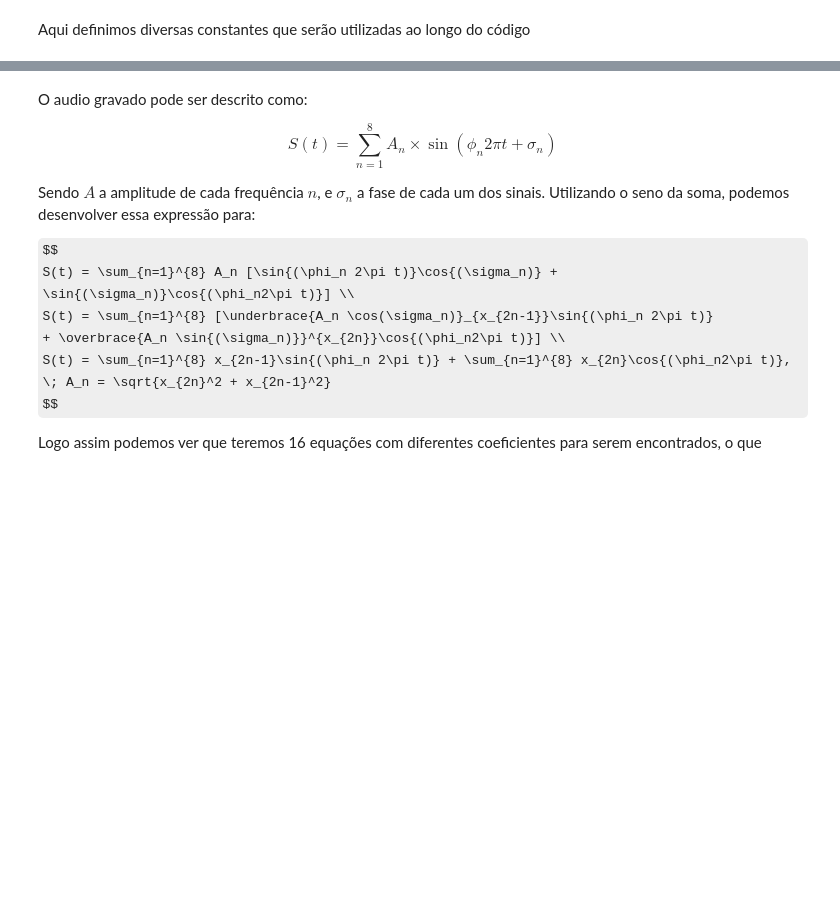
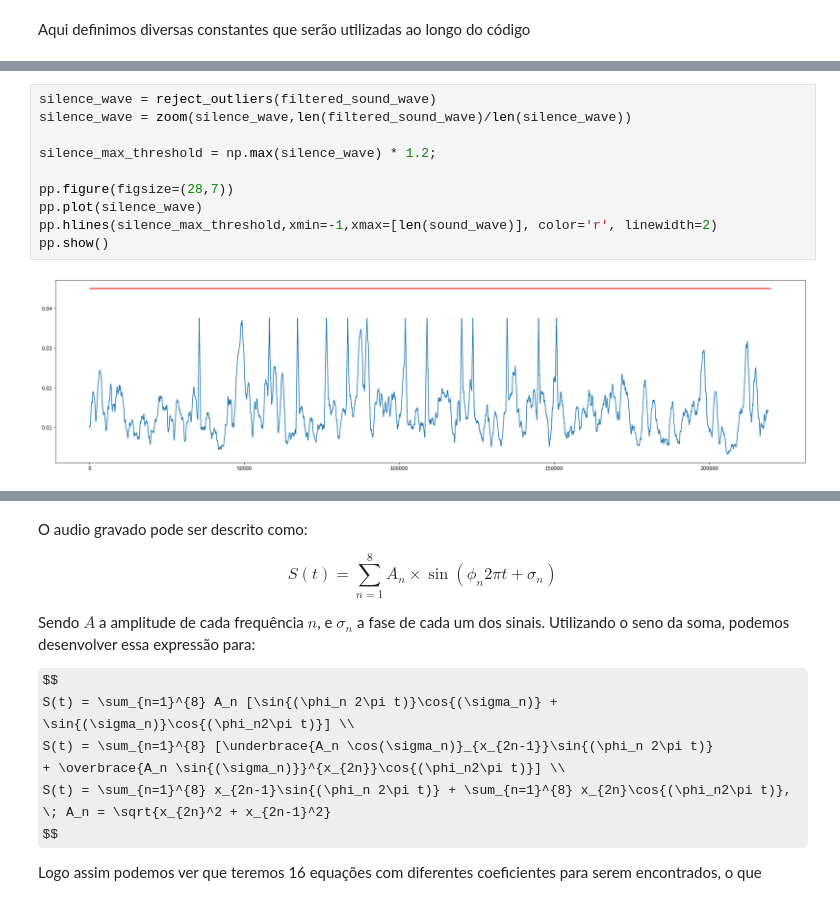
Before and after one commit to Math-42/T1-Calculo-numerico, a Jupyter notebook: T2/T2-dtmf.ipynb, the cells around one changed output, grey strips where cells are left out. Saved outputs shown, nothing was run; the diff lists cells and outputs as text; some formulas as TeX source; blank space fills up the shorter version.

```diff
--- a/T2/T2-dtmf.ipynb
+++ b/T2/T2-dtmf.ipynb
@@ -80,0 +111,12 @@ pp.show()
+# %%
+silence_wave = reject_outliers(filtered_sound_wave)
+silence_wave = zoom(silence_wave,len(filtered_sound_wave)/len(silence_wave))
+
+silence_max_threshold = np.max(silence_wave) * 1.2;
+
+pp.figure(figsize=(28,7))
+pp.plot(silence_wave)
+pp.hlines(silence_max_threshold,xmin=-1,xmax=[len(sound_wave)], color='r', linewidth=2)
+pp.show()
+# %% [output]
+[figure, added]
```
Also changed, not shown: parts of 11 cells of this notebook.
